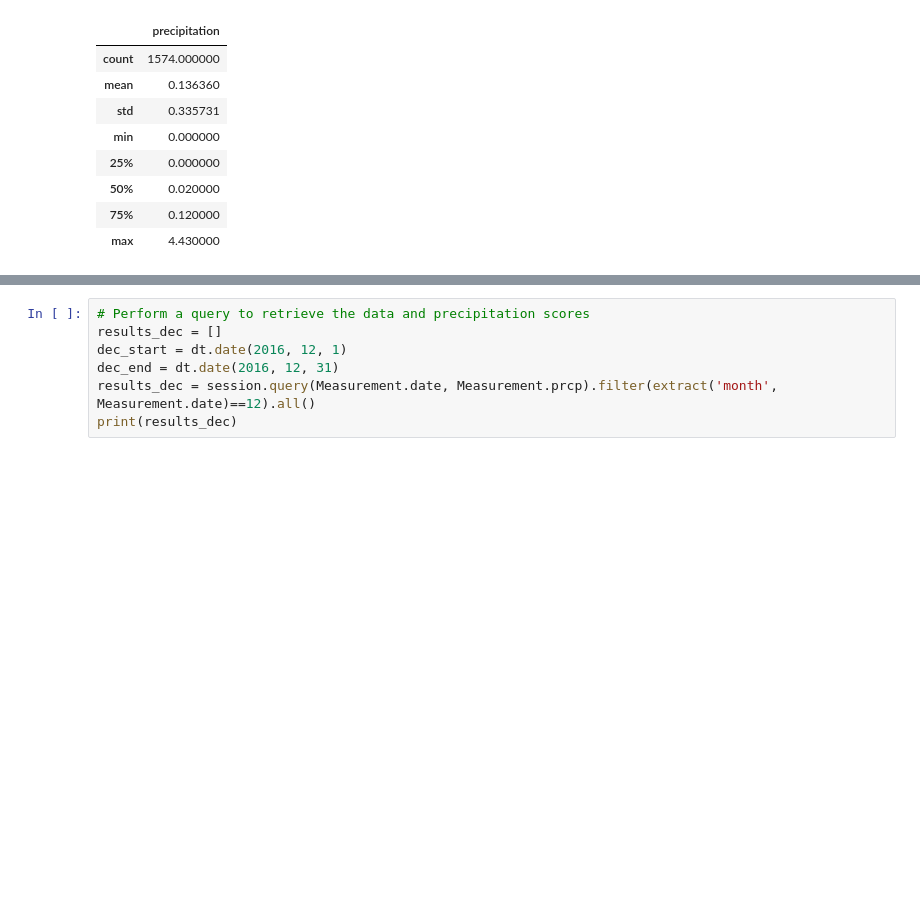
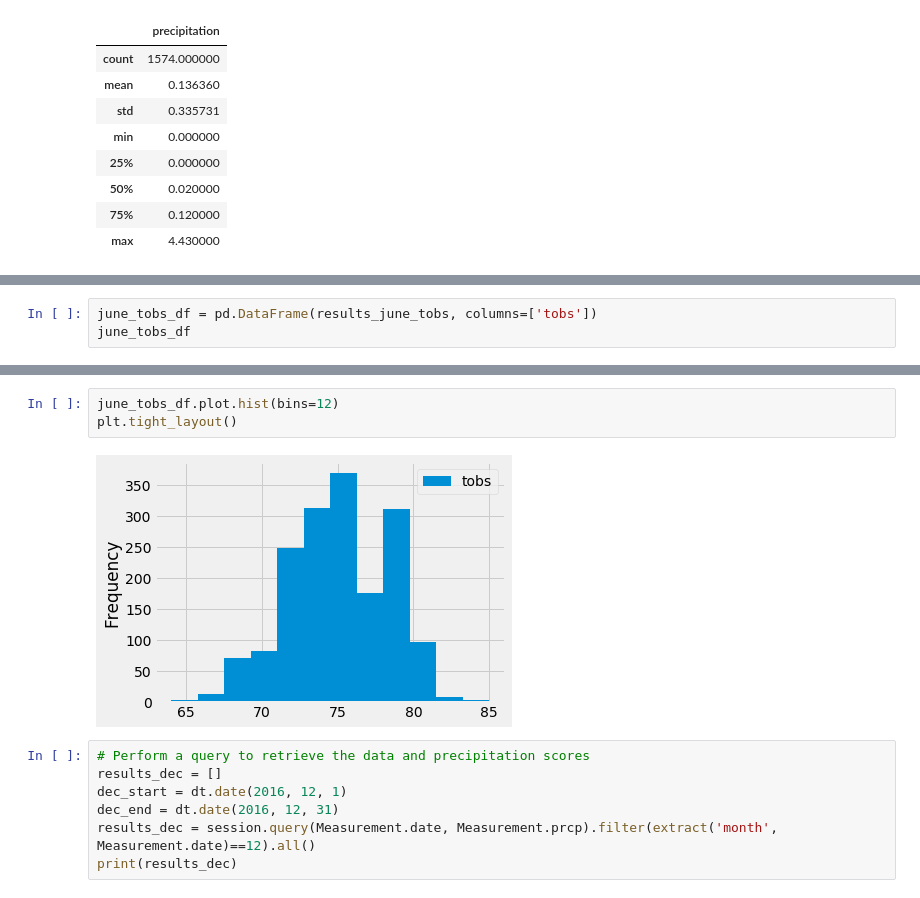
Before and after one commit to 29bharat/Surfs_Up, a Jupyter notebook: challenge.ipynb, the cells around one changed output, grey strips where cells are left out. Saved outputs shown, nothing was run; the diff lists cells and outputs as text; blank space fills up the shorter version.

```diff
--- a/challenge.ipynb
+++ b/challenge.ipynb
@@ -269,0 +280,3 @@ June_df.plot()
+# %%
+june_tobs_df = pd.DataFrame(results_june_tobs, columns=['tobs'])
+june_tobs_df
@@ -270,3 +297,8 @@ June_df.plot()
+# %%
+june_tobs_df.plot.hist(bins=12)
+plt.tight_layout()
+# %% [output]
+[figure, added]
 # %%
 # Perform a query to retrieve the data and precipitation scores
 results_dec = []
```
Also changed, not shown: parts of 10 cells of this notebook.
